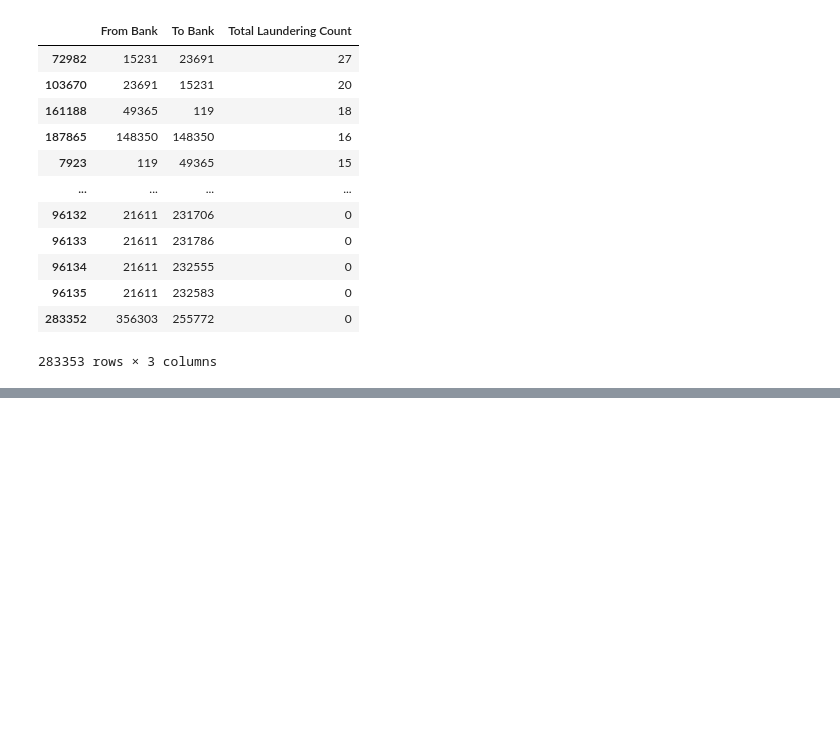
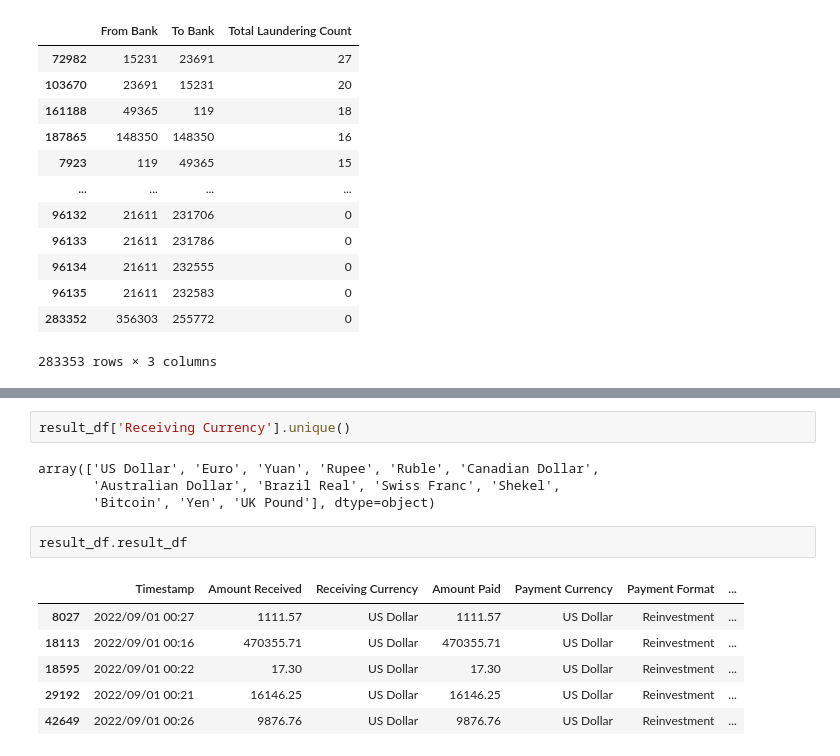
Before and after one commit to ahmabboud/difussion_bootcamp, a Jupyter notebook: deloitte_team/single_table_synthesis/Data Preparation.ipynb, the cells around one changed output, grey strips where cells are left out. Drawn from its saved outputs; the diff is of its cells as text; blank space fills up the shorter version.

```diff
--- a/deloitte_team/single_table_synthesis/Data Preparation.ipynb
+++ b/deloitte_team/single_table_synthesis/Data Preparation.ipynb
@@ -100,0 +174,15 @@ df['To Bank'].nunique()
+# %%
+result_df['Receiving Currency'].unique()
+# %% [output]
+array(['US Dollar', 'Euro', 'Yuan', 'Rupee', 'Ruble', 'Canadian Dollar',
+       'Australian Dollar', 'Brazil Real', 'Swiss Franc', 'Shekel',
+       'Bitcoin', 'Yen', 'UK Pound'], dtype=object)
+# %%
+result_df.result_df
+# %% [output]
+|  | Timestamp | Amount Received | Receiving Currency | Amount Paid | Payment Currency | Payment Format | ... |
+| 8027 | 2022/09/01 00:27 | 1111.57 | US Dollar | 1111.57 | US Dollar | Reinvestment | ... |
+| 18113 | 2022/09/01 00:16 | 470355.71 | US Dollar | 470355.71 | US Dollar | Reinvestment | ... |
+| 18595 | 2022/09/01 00:22 | 17.30 | US Dollar | 17.30 | US Dollar | Reinvestment | ... |
+| 29192 | 2022/09/01 00:21 | 16146.25 | US Dollar | 16146.25 | US Dollar | Reinvestment | ... |
+| 42649 | 2022/09/01 00:26 | 9876.76 | US Dollar | 9876.76 | US Dollar | Reinvestment | ... |
```
Also changed, not shown: parts of 5 cells of this notebook.
